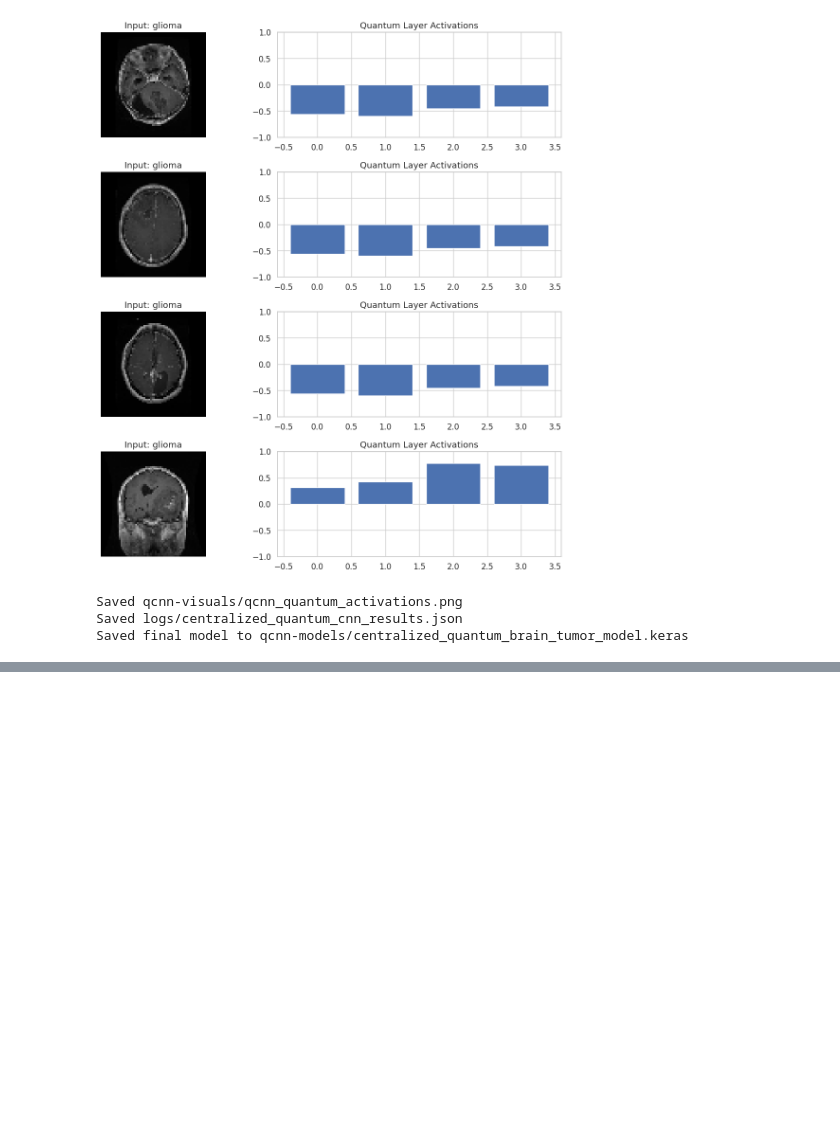
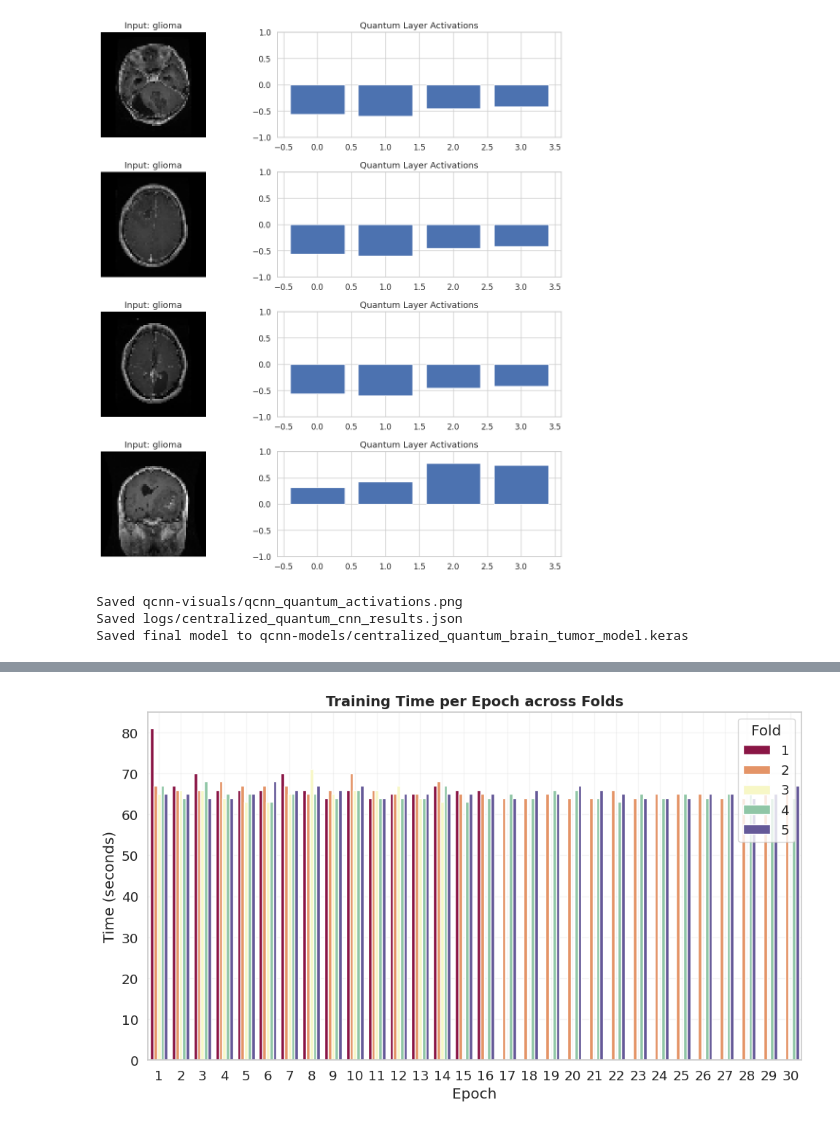
Before and after one commit to Hassankaif/Research_Paper, a Jupyter notebook: HybridOptimizer/QCNN/QCNN.ipynb, the cells around one changed output, grey strips where cells are left out. Drawn from its saved outputs; the diff is of its cells as text; code cells hidden in the pictures; blank space fills up the shorter version.

```diff
--- a/HybridOptimizer/QCNN/QCNN.ipynb
+++ b/HybridOptimizer/QCNN/QCNN.ipynb
@@ -783,10 +781,12 @@ plt.show()
 # %%
 plt.figure(figsize=(10,6))
-sns.barplot(data=df, x='Epoch', y='TimeSec', hue='Fold', palette='Spectral')
+sns.barplot(data=df, x='Epoch', y='Time', hue='Fold', palette='Spectral')
 plt.title("Training Time per Epoch across Folds", fontsize=14, fontweight='bold')
 plt.xlabel("Epoch")
 plt.ylabel("Time (seconds)")
 plt.grid(alpha=0.2)
 plt.tight_layout()
 plt.show()
+# %% [output]
+[figure, added]
 # %%
```
Also changed, not shown: parts of 10 cells of this notebook, 30 other files.
